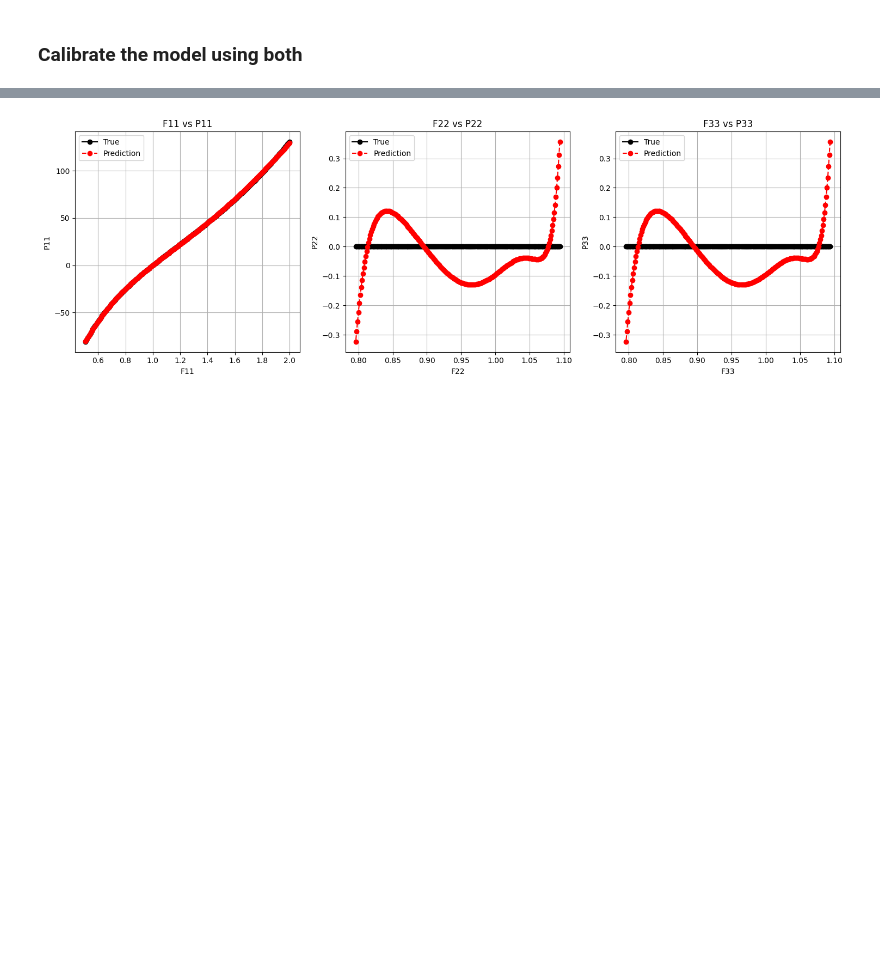
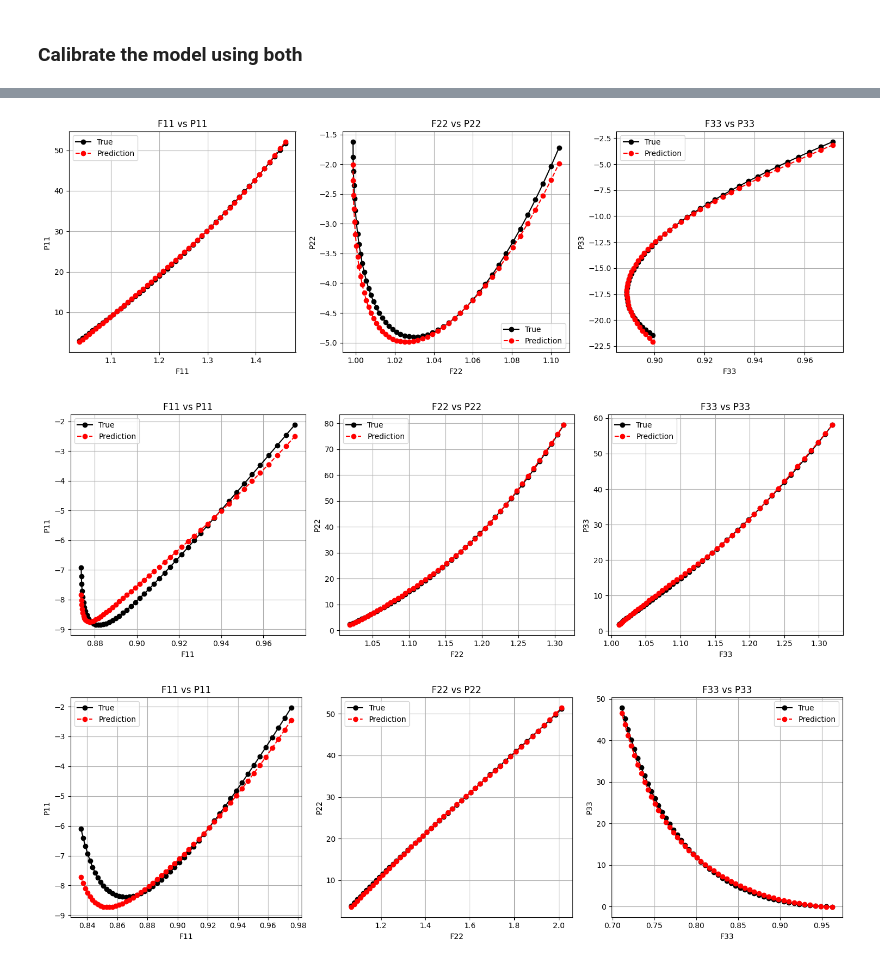
Before and after one commit to nanzemxx/TutorialMLinSolidMechanics, a Jupyter notebook: Task2_Group Xin and Huasen/train/Task4/main.ipynb, the cells around one changed output, grey strips where cells are left out. Cells and saved outputs as stored; diff of their text form; code cells hidden in the pictures; blank space fills up the shorter version.

```diff
--- a/Task2_Group Xin and Huasen/train/Task4/main.ipynb
+++ b/Task2_Group Xin and Huasen/train/Task4/main.ipynb
@@ -305,9 +309,11 @@ Trainable params: 385
 Non-trainable params: 0
 _________________________________________________________________
 # %%
-
-
-history = model1.fit(I_train_tensor, W_train_tensor, epochs=2500)
+I1_data_train,J_data_train,I4_data_train,I5_data_train = compute_invariants(F_train)
+I_train = np.column_stack((I1_data_train, J_data_train, -J_data_train, I4_data_train, I5_data_train))
+I_train_tensor = tf.convert_to_tensor(I_train, dtype=tf.float32)
+W_train_tensor = neo_hookean_potential(I1_data_train, J_data_train, I4_data_train, I5_data_train)
+history = model_icnn.fit(I_train_tensor, W_train_tensor, epochs=2500)
 
 
 import matplotlib.pyplot as plt
@@ -489,8 +391,3 @@ def train_step(F, P_true, model):
     optimizer.apply_gradients(zip(grads, model.trainable_variables))
 
     return loss
-# %%
-F_train = np.concatenate([F_biaxial, F_pure_shear, F_uniaxial], axis=0)
-F_train_tensor = tf.convert_to_tensor(F_train, dtype=tf.float32)
-P_train = np.concatenate([P_biaxial, P_pure_shear, P_uniaxial], axis=0)
-P_train_tensor = tf.convert_to_tensor(P_train, dtype=tf.float32)
@@ -520,23 +419,20 @@ Epoch 2500, Loss: 0.015256381593644619
 # %%
-P_biaxial_test_pred = compute_stress_tensor(F_biaxial_test,model2)
-P_mixed_test_pred = compute_stress_tensor(F_mixed_test, model2)
-P_biaxial_pred = compute_stress_tensor(F_biaxial, model2)
-P_pure_shear_pred = compute_stress_tensor(F_pure_shear, model2)
-P_uniaxial_pred = compute_stress_tensor(F_uniaxial, model2)
+P_train_pred = compute_stress_tensor(F_train,model_icnn)
+P_test_pred = compute_stress_tensor(F_test,model_icnn)
 # %%
-def plot_all_stress_vs_deformation(F_uniaxial, P_uniaxial, P_uniaxial_pred):
+def plot_all_stress_vs_deformation(F_train, P_train, P_train_pred):
 
-    F11 = F_uniaxial[:, 0, 0]
-    F22 = F_uniaxial[:, 1, 1]
-    F33 = F_uniaxial[:, 2, 2]
+    F11 = F_train[:, 0, 0]
+    F22 = F_train[:, 1, 1]
+    F33 = F_train[:, 2, 2]
 
-    P11 = P_uniaxial[:, 0, 0]
-    P22 = P_uniaxial[:, 1, 1]
-    P33 = P_uniaxial[:, 2, 2]
+    P11 = P_train[:, 0, 0]
+    P22 = P_train[:, 1, 1]
+    P33 = P_train[:, 2, 2]
 
-    P11_pred = P_uniaxial_pred[:, 0, 0]
-    P22_pred = P_uniaxial_pred[:, 1, 1]
-    P33_pred = P_uniaxial_pred[:, 2, 2]
+    P11_pred = P_train_pred[:, 0, 0]
+    P22_pred = P_train_pred[:, 1, 1]
+    P33_pred = P_train_pred[:, 2, 2]
 
 
     fig, axes = plt.subplots(1, 3, figsize=(15, 5))
@@ -548,32 +444,36 @@ def plot_all_stress_vs_deformation(F_uniaxial, P_uniaxial, P_uniaxial_pred):
     ax1.plot(F11, P11, label="True", marker="o", linestyle="-", color="black")
     ax1.plot(F11, P11_pred, label="Prediction", marker="o", linestyle="--", color="red")
     ax1.set_xlabel("F11")
     ax1.set_ylabel("P11")
     ax1.set_title("F11 vs P11")
     ax1.legend()
     ax1.grid(True)
 
     ax2.plot(F22, P22, label="True", marker="o", linestyle="-", color="black")
     ax2.plot(F22, P22_pred, label="Prediction", marker="o", linestyle="--", color="red")
     ax2.set_xlabel("F22")
     ax2.set_ylabel("P22")
     ax2.set_title("F22 vs P22")
     ax2.legend()
     ax2.grid(True)
 
     ax3.plot(F33, P33, label="True", marker="o", linestyle="-", color="black")
     ax3.plot(F33, P33_pred, label="Prediction", marker="o", linestyle="--", color="red")
     ax3.set_xlabel("F33")
     ax3.set_ylabel("P33")
     ax3.set_title("F33 vs P33")
     ax3.legend()
     ax3.grid(True)
 
 
     plt.tight_layout()
     plt.show()
 
 
-plot_all_stress_vs_deformation(F_uniaxial, P_uniaxial, P_uniaxial_pred)
+plot_all_stress_vs_deformation(F_train[:50], P_train[:50], P_train_pred[:50])
+plot_all_stress_vs_deformation(F_test[:50], P_test[:50], P_test_pred[:50])
+plot_all_stress_vs_deformation(F_test[50:100], P_test[50:100], P_test_pred[50:100])
 # %% [output]
-[figure, old version]
+[figure, new version]
+[figure, added]
+[figure, added]
```
Also changed, not shown: parts of 10 cells of this notebook, 2 other files.
